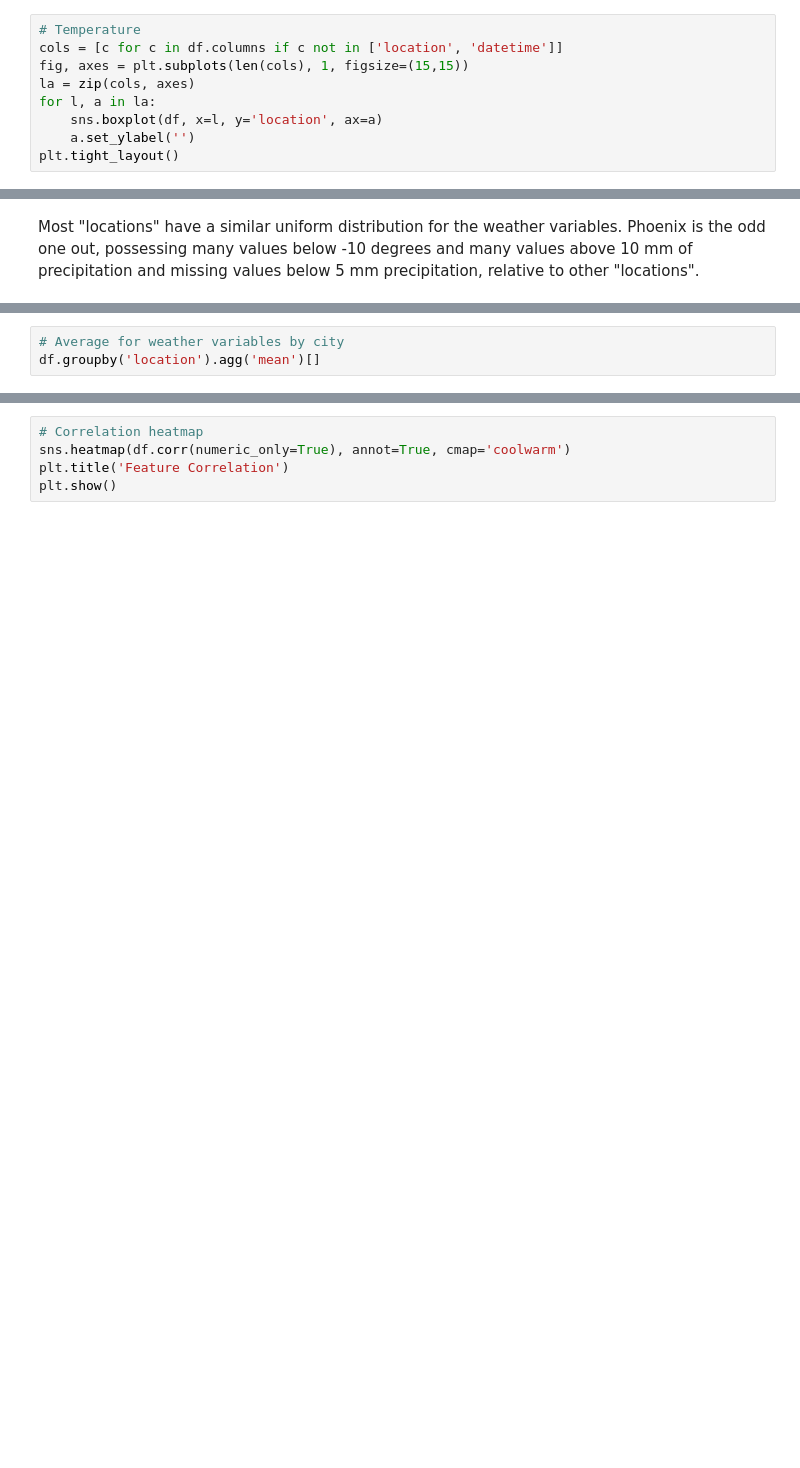
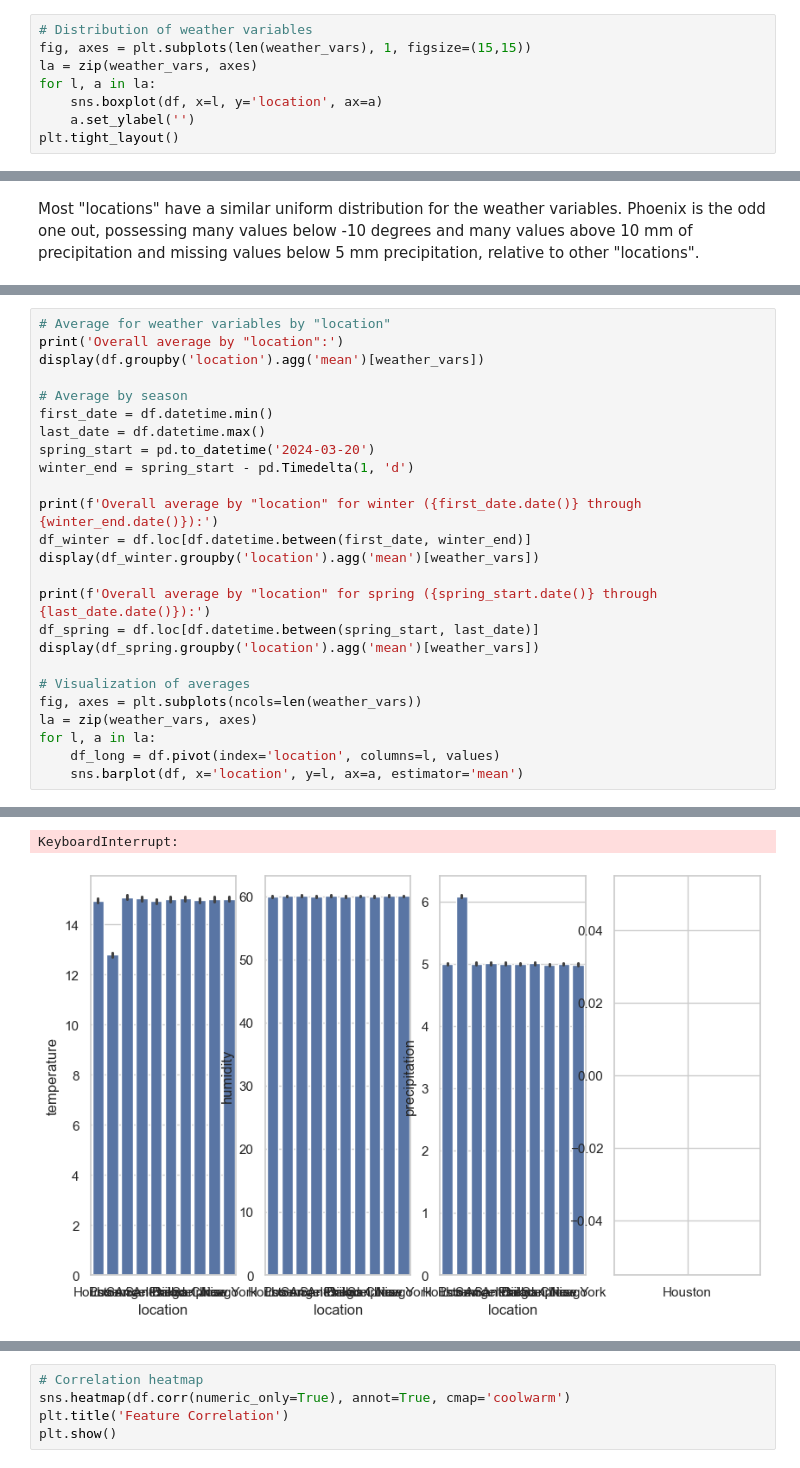
Before and after one commit to kozmik-moore/simple-weather-analysis, a Jupyter notebook: code/notebook.ipynb, the cells around one changed output, grey strips where cells are left out. Cells and saved outputs as stored; diff of their text form; blank space fills up the shorter version.

Commit message:
Started adding statistics. Added convenience varaibles.

```diff
--- a/code/notebook.ipynb
+++ b/code/notebook.ipynb
@@ -209,8 +215,7 @@ df.to_csv(processed_data_path, index=False)
 # %%
-# Temperature
-cols = [c for c in df.columns if c not in ['location', 'datetime']]
-fig, axes = plt.subplots(len(cols), 1, figsize=(15,15))
-la = zip(cols, axes)
+# Distribution of weather variables
+fig, axes = plt.subplots(len(weather_vars), 1, figsize=(15,15))
+la = zip(weather_vars, axes)
 for l, a in la:
     sns.boxplot(df, x=l, y='location', ax=a)
     a.set_ylabel('')
@@ -253,4 +259,26 @@ Phoenix is the odd one out, possessing many values below -10 degrees and many va
 # %%
-# Average for weather variables by city
-df.groupby('location').agg('mean')[]
+# Average for weather variables by "location"
+print('Overall average by "location":')
+display(df.groupby('location').agg('mean')[weather_vars])
+
+# Average by season
+first_date = df.datetime.min()
+last_date = df.datetime.max()
+spring_start = pd.to_datetime('2024-03-20')
+winter_end = spring_start - pd.Timedelta(1, 'd')
+
+print(f'Overall average by "location" for winter ({first_date.date()} through {winter_end.date()}):')
+df_winter = df.loc[df.datetime.between(first_date, winter_end)]
+display(df_winter.groupby('location').agg('mean')[weather_vars])
+
+print(f'Overall average by "location" for spring ({spring_start.date()} through {last_date.date()}):')
+df_spring = df.loc[df.datetime.between(spring_start, last_date)]
+display(df_spring.groupby('location').agg('mean')[weather_vars])
+
+# Visualization of averages
+fig, axes = plt.subplots(ncols=len(weather_vars))
+la = zip(weather_vars, axes)
+for l, a in la:
+    df_long = df.pivot(index='location', columns=l, values)
+    sns.barplot(df, x='location', y=l, ax=a, estimator='mean')
 # %% [output]
@@ -257,0 +324,2 @@ SyntaxError: invalid syntax (2621269699.py, line 2)
+KeyboardInterrupt:
+[figure, added]
```
Also changed, not shown: parts of 7 cells of this notebook, 1 other file.
